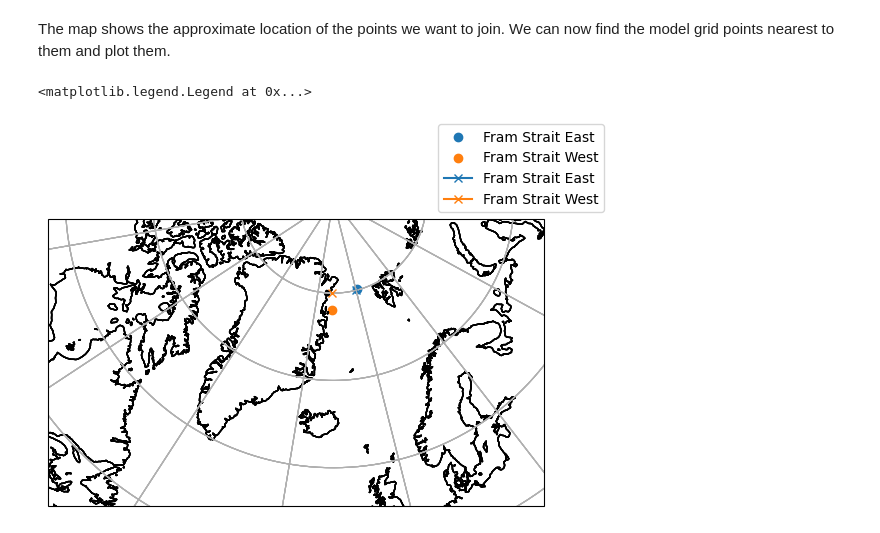
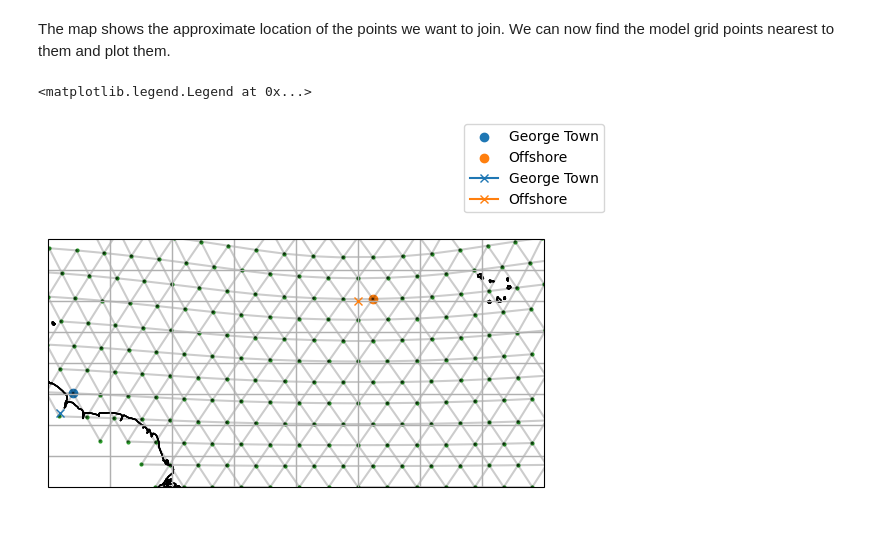
Before and after one commit to fraserwg/iconspy, a Jupyter notebook: examples/quickstart.ipynb, the cells around one changed output. Drawn from its saved outputs; the diff is of its cells as text; code cells hidden in the pictures.

```diff
--- a/examples/quickstart.ipynb
+++ b/examples/quickstart.ipynb
@@ -45,15 +40,3 @@ ds_fx = ds_fx.rename(
 To define a section we need two or more points to connect. Typically we have a rough idea of where we want these points to be, and we would like to choose the model grid points closest to these coordinates. Sometimes we have a desire for one of the points to be on land.
 
 In the below we will define a section near Fram Strait, stretching from a point on Greenland to a point offshore.
-# %%
-# Put in the approximate coordinates of the points we want
-# Specift that we want the Fram Strait West point to be on the boundary
-target_fram_strait_west = ispy.TargetStation("Fram Strait West", -16, 80, boundary=True)
-target_fram_strait_east = ispy.TargetStation("Fram Strait East", 0, 80, boundary=False)
-
-fig, ax = ispy.utils.setup_figure_area()
-
-target_fram_strait_east.plot(ax=ax)
-target_fram_strait_west.plot(ax=ax)
-
-fig.legend()
@@ -62,0 +81,11 @@ fig.legend()
+# %%
+# Put in the approximate coordinates of the points we want
+# Specify that we want the George Town point to be on the boundary
+target_GeorgeTown = ispy.TargetStation("George Town", -59, 6, boundary=True)
+target_offshore = ispy.TargetStation("Offshore", -35, 15, boundary=False)
+
+# Visualise the points
+fig, ax = setup_plot_area(ds_IsD)
+target_GeorgeTown.plot(ax=ax)
+target_offshore.plot(ax=ax)
+ax.legend()
@@ -64,22 +96,22 @@ fig.legend()
 The map shows the approximate location of the points we want to join. We can now find the model grid points nearest to them and plot them.
 # %%
 # Convert the target stations to model stations
-fram_strait_west = target_fram_strait_west.to_model_station(ds_IsD)
-fram_strait_east = target_fram_strait_east.to_model_station(ds_IsD)
+model_GeorgeTown = target_GeorgeTown.to_model_station(ds_IsD)
+model_offshore = target_offshore.to_model_station(ds_IsD)
 
-fig, ax = ispy.utils.setup_figure_area()
+fig, ax = setup_plot_area(ds_IsD)
 
 # Plot the model stations (circles)
-fram_strait_east.plot(ax=ax)
-fram_strait_west.plot(ax=ax)
+model_GeorgeTown.plot(ax=ax)
+model_offshore.plot(ax=ax)
 
 # Compare with the target station (crosses)
-target_fram_strait_east.plot(ax=ax)
-target_fram_strait_west.plot(ax=ax)
+target_GeorgeTown.plot(ax=ax)
+target_offshore.plot(ax=ax)
 
 fig.legend()
 # %% [output]
 <matplotlib.legend.Legend at 0x...>
-[figure, old version]
+[figure, new version]
 # %% [markdown]
 ## Connect stations to form a section
```
Also changed, not shown: parts of 6 cells of this notebook.
